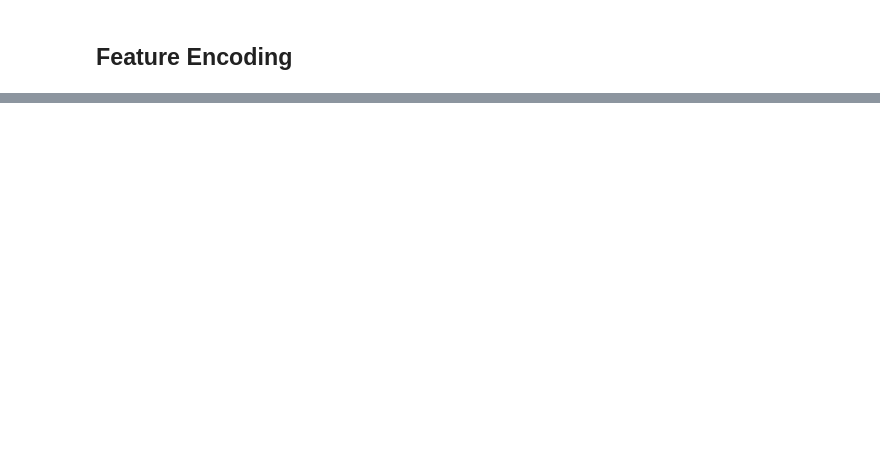
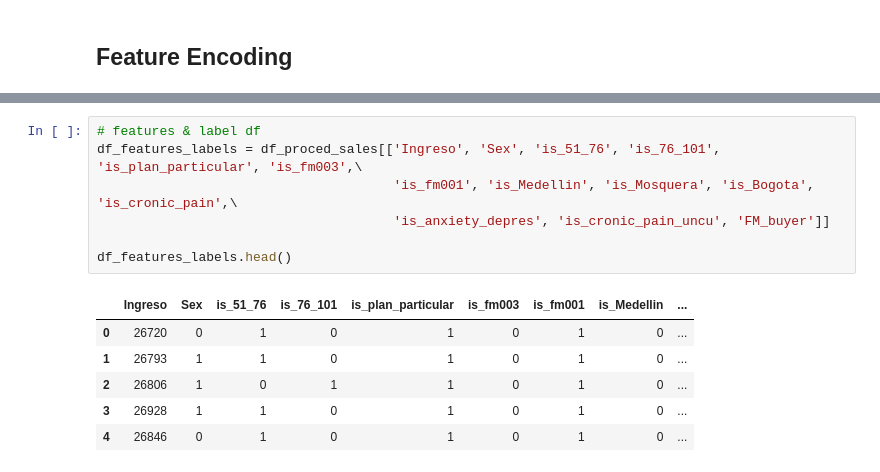
Before and after one commit to princeKike27/Khiron-Next-Buyers-FM, a Jupyter notebook: Khiron_Next_Buyers_FM.ipynb, the cells around one changed output, grey strips where cells are left out. Cells and saved outputs as stored; diff of their text form; blank space fills up the shorter version.

```diff
--- a/Khiron_Next_Buyers_FM.ipynb
+++ b/Khiron_Next_Buyers_FM.ipynb
@@ -1045,3 +1186,17 @@ df_proced_sales.head()
 | 2 | 26806 | 390646 | (76.0, 101.0] | M | BOGOTÁ D.C. | NEURALGIA POSTHERPES ZOSTER(B02.2†) | Particular | 2020-03-19 | ... |
 | 3 | 26928 | 19059029 | (51.0, 76.0] | M | BOGOTÁ D.C. | NaN | Particular | 2020-03-19 | ... |
 | 4 | 26846 | 41595666 | (51.0, 76.0] | F | CAJICÁ | NaN | Particular | 2020-03-19 | ... |
+# %%
+# features & label df
+df_features_labels = df_proced_sales[['Ingreso', 'Sex', 'is_51_76', 'is_76_101', 'is_plan_particular', 'is_fm003',\
+                                      'is_fm001', 'is_Medellin', 'is_Mosquera', 'is_Bogota', 'is_cronic_pain',\
+                                      'is_anxiety_depres', 'is_cronic_pain_uncu', 'FM_buyer']]
+
+df_features_labels.head()
+# %% [output]
+|  | Ingreso | Sex | is_51_76 | is_76_101 | is_plan_particular | is_fm003 | is_fm001 | is_Medellin | ... |
+| 0 | 26720 | 0 | 1 | 0 | 1 | 0 | 1 | 0 | ... |
+| 1 | 26793 | 1 | 1 | 0 | 1 | 0 | 1 | 0 | ... |
+| 2 | 26806 | 1 | 0 | 1 | 1 | 0 | 1 | 0 | ... |
+| 3 | 26928 | 1 | 1 | 0 | 1 | 0 | 1 | 0 | ... |
+| 4 | 26846 | 0 | 1 | 0 | 1 | 0 | 1 | 0 | ... |
```
Also changed, not shown: parts of 15 cells of this notebook.
